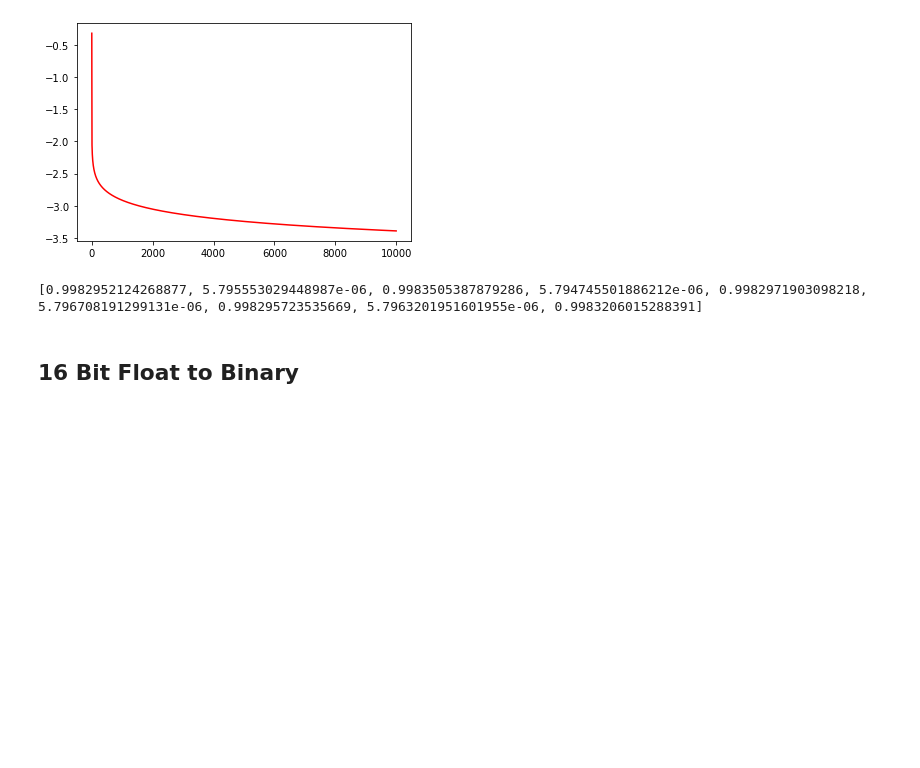
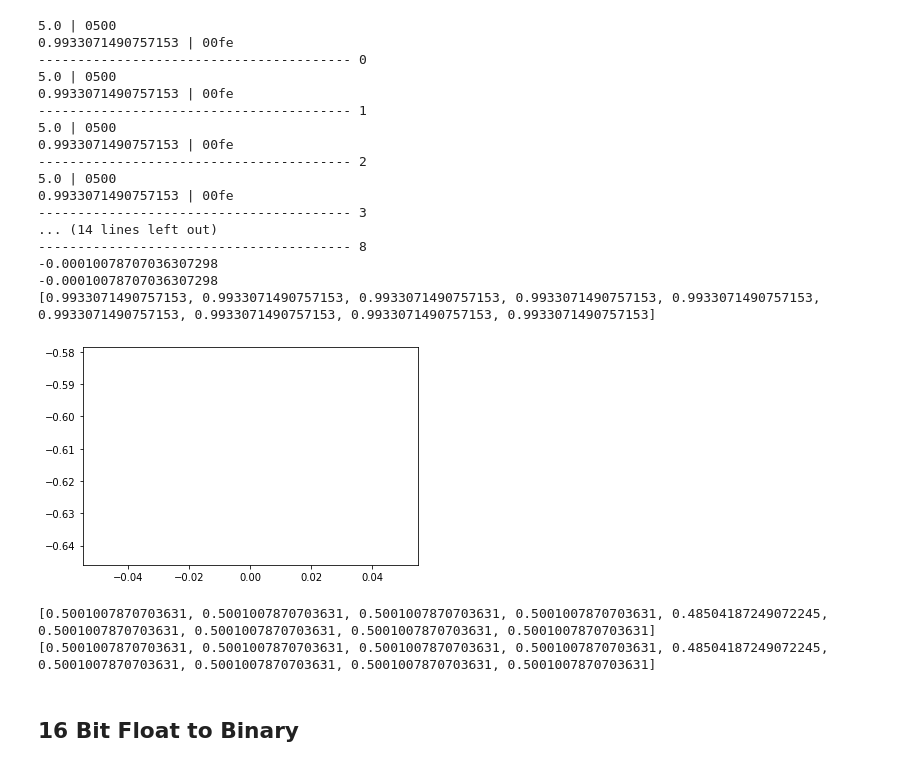
Before and after one commit to Arycast/AutoEncoder_dumbo, a Jupyter notebook: main.ipynb, the cells around one changed output. Saved outputs shown, nothing was run; the diff lists cells and outputs as text; code cells hidden in the pictures; blank space fills up the shorter version.

```diff
--- a/main.ipynb
+++ b/main.ipynb
@@ -32,16 +150,19 @@ def foward_propagation(pixel_input,weight_input,weight_output,bias_input,bias_ou
   #encoding side
   encoded_1 = 0
   encoded_2 = 0
-  for iteration in pixel_input:
+  for iteration in range(len(pixel_input)):
     encoded_1 = encoded_1 + pixel_input[iteration]*weight_input[0][iteration]
     ############################ First Instruction testing ############################
     encoded_2 = encoded_2 + pixel_input[iteration]*weight_input[1][iteration]
+
   encoded_1 = encoded_1 + bias_input[0]
   encoded_2 = encoded_2 + bias_input[1]
+
 
   #passing through activation function (ReLu) and rewriting encoded_1 and encoded_2 value
   encoded_1_activated = ReLu(encoded_1)
   encoded_2_activated = ReLu(encoded_2)
+
 
     #reconstruction side
   pixel_output = [0.0,0.0,0.0,0.0,0.0,0.0,0.0,0.0,0.0]
@@ -50,6 +171,9 @@ def foward_propagation(pixel_input,weight_input,weight_output,bias_input,bias_ou
   for iteration in range (0,9):
     non_activated_output[iteration] = encoded_1_activated*weight_output[0][iteration] + encoded_2_activated*weight_output[1][iteration]+ bias_output[iteration]
     pixel_output[iteration] = sigmoid(non_activated_output[iteration])
+    float_to_hex(non_activated_output[iteration])
+    float_to_hex(pixel_output[iteration])
+    print("----------------------------------------", iteration)
 
   #         a^3          z1^2      z2^2          z^3                     a1^2              a2^2
   return pixel_output,encoded_1,encoded_2,non_activated_output,encoded_1_activated,encoded_2_activated
@@ -99,6 +223,9 @@ def backward_propagation(pixel_input,weight_input,weight_output,bias_input,bias_
       updated_weight_input[1][iteration] = weight_input[1][iteration]- learning_rate*d_weight_input[1][iteration]
       updated_bias_output[iteration] = bias_output[iteration]- learning_rate*d_bias_output[iteration]
 
+    print(learning_rate*d_weight_output[0][8])
+    print(learning_rate*d_weight_output[1][8])
+
     updated_bias_input[0] = bias_input[0]-learning_rate*d_bias_input[0]
     updated_bias_input[1] = bias_input[1]-learning_rate*d_bias_input[1]
 
@@ -108,42 +235,67 @@ def cross_entropy_error(data_in,data_out): #cross entropy for measurement
   accumulator = 0
   for i in range (9):
     accumulator = accumulator + (data_in[i]*math.log(data_out[i],10)+((1-data_in[i])*math.log((1-data_out[i]),10)))
   accumulator = -(accumulator/9)
   return accumulator
 
 #main section
 
-training_number = 10000
+training_number = 1
 error_history =[]
 temporary_error_history = 0
 x_scale = []
 
 
 #declaration and initial
 #pixel_input,weight_input,weight_output,bias_input,bias_output
-pixel_input = [1,0,1,0,1,0,1,0,1]
+pixel_input = [1,1,1,1,0,1,1,1,1]
 pixel_output = [0,0,0,0,0,0,0,0,0]
-weight_input = [[1.3725,0.2184,1.1919,-0.3476,1.9446,0.0867,1.4450,-0.0088,1.3885],[0.8603,1.6803,0.4377,2.2810,-1.0389,2.0551,0.1210,1.7158,0.1502]]
-weight_output = [[0.3910,0.0356,0.5649,0.2035,0.3206,0.3766,0.1841,0.1040,0.4549],[0.1959,0.3785,0.9305,0.7602,0.7708,0.5967,0.7916,0.8103,0.9806]]
-bias_input = [-0.5,-0.5]
-bias_output =  [-0.5,-0.5,-0.5,-0.5,-0.5,-0.5,-0.5,-0.5,-0.5]
+
+# weight_input = [[1.3725,0.2184,1.1919,-0.3476,1.9446,0.0867,1.4450,-0.0088,1.3885],[0.8603,1.6803,0.4377,2.2810,-1.0389,2.0551,0.1210,1.7158,0.1502]]
+weight_input = [[0.5,0.5,0.5,0.5,0.5,0.5,0.5,0.5,0.5],[0.5,0.5,0.5,0.5,0.5,0.5,0.5,0.5,0.5]]
+
+# weight_output = [[0.3910,0.0356,0.5649,0.2035,0.3206,0.3766,0.1841,0.1040,0.4549],[0.1959,0.3785,0.9305,0.7602,0.7708,0.5967,0.7916,0.8103,0.9806]]
+weight_output = [[0.5,0.5,0.5,0.5,0.5,0.5,0.5,0.5,0.5],[0.5,0.5,0.5,0.5,0.5,0.5,0.5,0.5,0.5]]
+
+bias_input = [0.5,0.5]
+bias_output =  [0.5,0.5,0.5,0.5,0.5,0.5,0.5,0.5,0.5]
 
 for training in range(0,training_number):
   weight_output,weight_input,bias_input,bias_output,pixel_output,test = backward_propagation(pixel_input,weight_input,weight_output,bias_input,bias_output)
   temporary_error_history = cross_entropy_error(pixel_input,pixel_output)
   error_history.append(math.log(temporary_error_history,10))
   x_scale.append(training)
+  if (training == 0): print(pixel_output)
 
 
 plt.plot(x_scale,error_history, color="red")
 plt.show()
 plt.close()
-print(pixel_output)
+print(weight_output[0])
+print(weight_output[1])
 # print(weight_input)
 # print(test)
 # %% [output]
+5.0 | 0500
+0.9933071490757153 | 00fe
+---------------------------------------- 0
+5.0 | 0500
+0.9933071490757153 | 00fe
+---------------------------------------- 1
+5.0 | 0500
+0.9933071490757153 | 00fe
+---------------------------------------- 2
+5.0 | 0500
+0.9933071490757153 | 00fe
+---------------------------------------- 3
+... (14 lines left out)
+---------------------------------------- 8
+-0.00010078707036307298
+-0.00010078707036307298
+[0.9933071490757153, 0.9933071490757153, 0.9933071490757153, 0.9933071490757153, 0.9933071490757153, 0.9933071490757153, 0.9933071490757153, 0.9933071490757153, 0.9933071490757153]
-[figure, old version]
+[figure, new version]
-[0.9982952124268877, 5.795553029448987e-06, 0.9983505387879286, 5.794745501886212e-06, 0.9982971903098218, 5.796708191299131e-06, 0.998295723535669, 5.7963201951601955e-06, 0.9983206015288391]
+[0.5001007870703631, 0.5001007870703631, 0.5001007870703631, 0.5001007870703631, 0.48504187249072245, 0.5001007870703631, 0.5001007870703631, 0.5001007870703631, 0.5001007870703631]
+[0.5001007870703631, 0.5001007870703631, 0.5001007870703631, 0.5001007870703631, 0.48504187249072245, 0.5001007870703631, 0.5001007870703631, 0.5001007870703631, 0.5001007870703631]
 # %% [markdown]
 ## 16 Bit Float to Binary
 # %%
```
Also changed, not shown: parts of 4 cells of this notebook.
